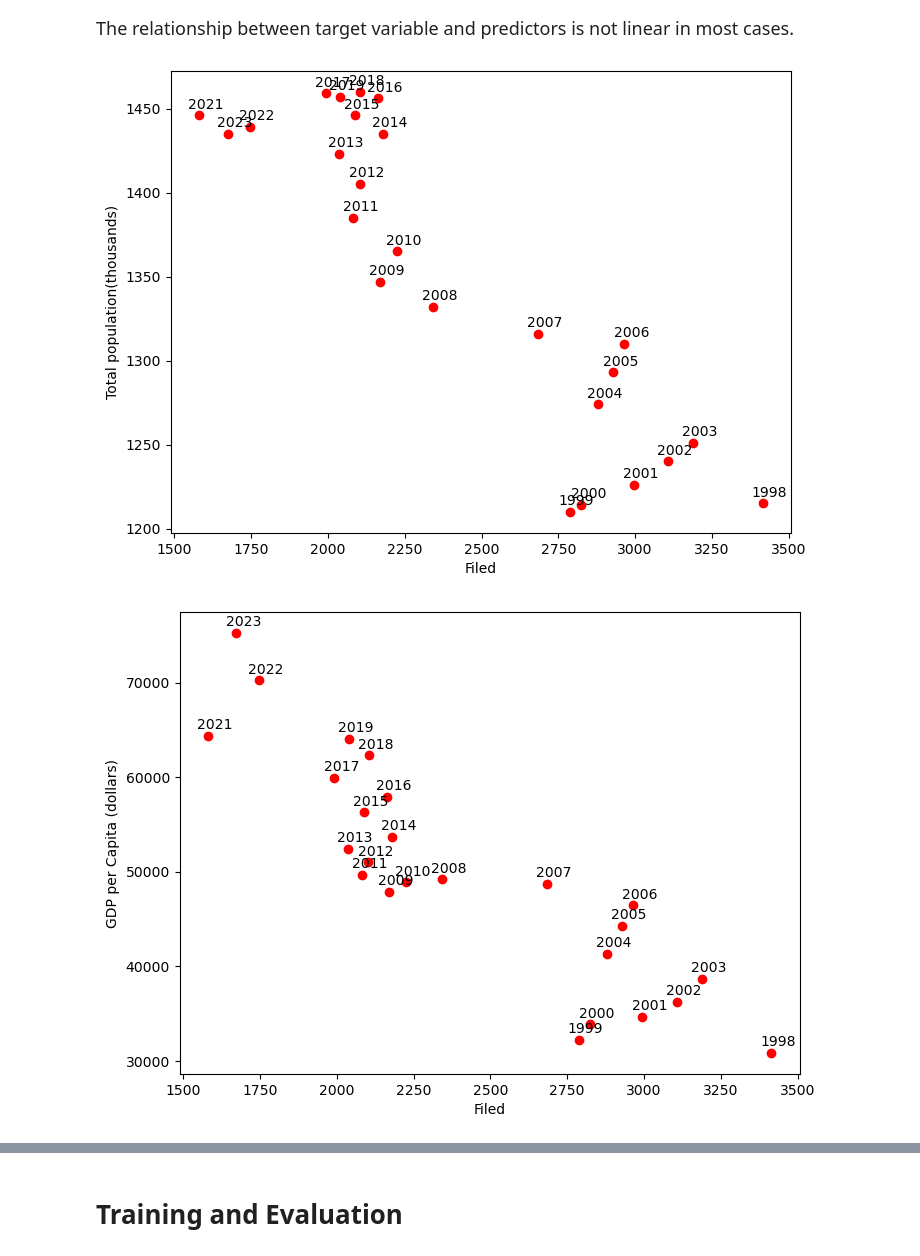
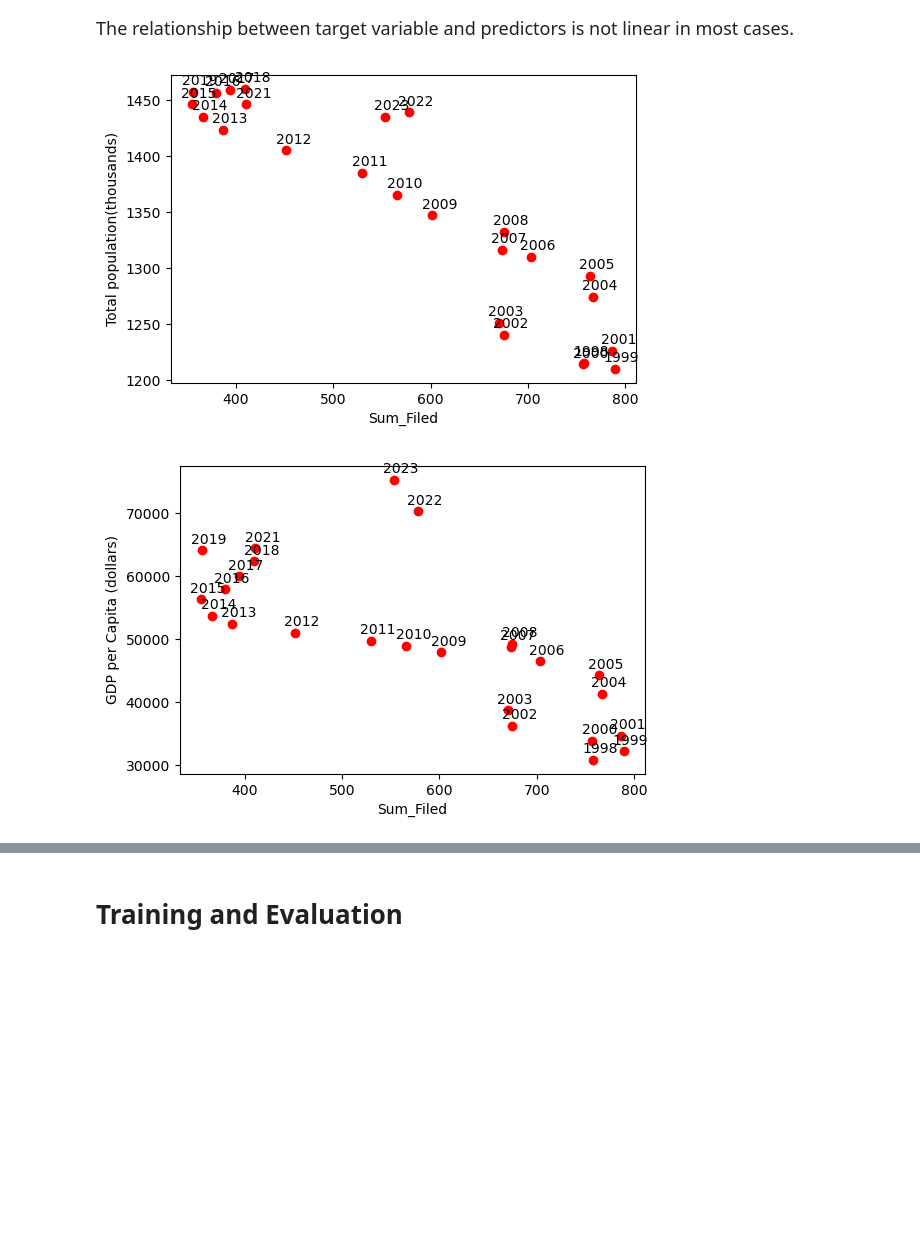
Before and after one commit to Hawaii-State-Judiciary/caseload_forecasting, a Jupyter notebook: Linear Regression/regression_analysis.ipynb, the cells around one changed output, grey strips where cells are left out. Saved outputs shown, nothing was run; the diff lists cells and outputs as text; code cells hidden in the pictures; blank space fills up the shorter version.

```diff
--- a/Linear Regression/regression_analysis.ipynb
+++ b/Linear Regression/regression_analysis.ipynb
@@ -212,8 +220,8 @@ for action in actions:
 # %%
 # filter to a specific case
-y = df_caseload[(df_caseload['Circuit'] == 'First Circuit') & (df_caseload['Type of Action'] == 'Criminal Actions')].reset_index(drop=True)
-#y = y[['Year', 'Total Caseload']]
-y = y[['Year', 'Filed']]
+y = df_caseload[(df_caseload['Circuit'] == 'First Circuit') & (df_caseload['Type of Action'] == 'Adoption Proceedings')].reset_index(drop=True)
+#y = y[['Year', 'Filed']] # For specific circuit
+y = y[['Year', 'Sum_Filed']] # Total cases for all circuits
 # %%
 # limit years to where we have caseload data
 X = (df_pred[(df_pred['Year'] >= 1998) & (df_pred['Year'] <= 2023)]).reset_index(drop=True)
@@ -283,14 +294,14 @@ plt.show()
 # %%
 # caseload vs. different predictors
 for col in X_train.columns:
-    plt.figure(figsize=(8, 6))
+    plt.figure(figsize=(6, 4))
     plt.scatter(y.iloc[:,1], X[col], marker='o', color='red')
     # Add labels to each point
     for i, label in enumerate(y.iloc[:, 0]):
         plt.annotate(label, (y.iloc[i, 1], X[col].iloc[i]), textcoords="offset points", xytext=(5,5), ha='center')
     plt.xlabel(y.columns[1])
     plt.ylabel(col)
     plt.show()
 # %% [output]
-[figure, old version]
+[figure, new version]
-[figure, old version]
+[figure, new version]
```
Also changed, not shown: parts of 13 cells of this notebook.
